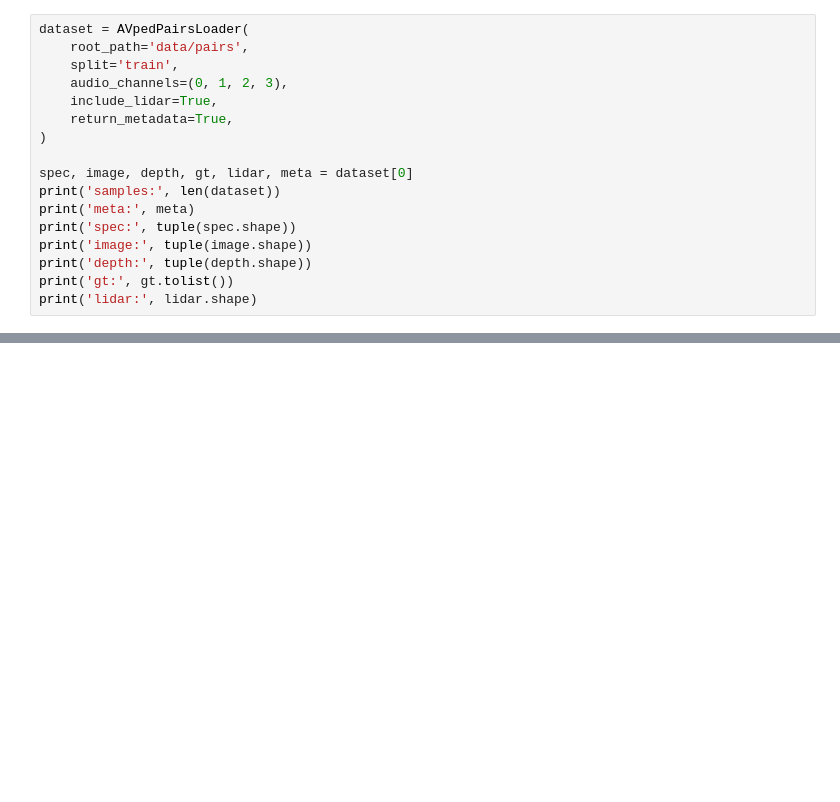
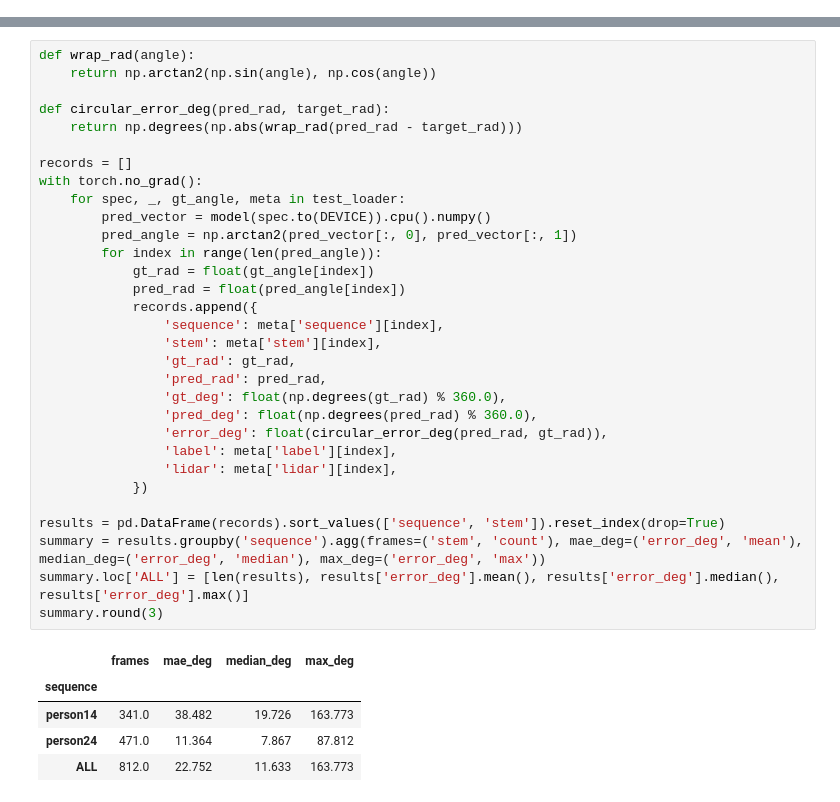
Before and after one commit to yizhuoyang/AV-PedAware, a Jupyter notebook: pairs_dataloader_test.ipynb, the cells around one changed output, grey strips where cells are left out. Saved outputs shown, nothing was run; the diff lists cells and outputs as text; blank space fills up the shorter version.

```diff
--- a/pairs_dataloader_test.ipynb
+++ b/pairs_dataloader_test.ipynb
@@ -18,17 +26,0 @@ from dataloader.avped_pairs_dataloader import AVpedPairsLoader
-# %%
-dataset = AVpedPairsLoader(
-    root_path='data/pairs',
-    split='train',
-    audio_channels=(0, 1, 2, 3),
-    include_lidar=True,
-    return_metadata=True,
-)
-
-spec, image, depth, gt, lidar, meta = dataset[0]
-print('samples:', len(dataset))
-print('meta:', meta)
-print('spec:', tuple(spec.shape))
-print('image:', tuple(image.shape))
-print('depth:', tuple(depth.shape))
-print('gt:', gt.tolist())
-print('lidar:', lidar.shape)
@@ -87,0 +94,37 @@ plt.show()
+# %%
+def wrap_rad(angle):
+    return np.arctan2(np.sin(angle), np.cos(angle))
+
+def circular_error_deg(pred_rad, target_rad):
+    return np.degrees(np.abs(wrap_rad(pred_rad - target_rad)))
+
+records = []
+with torch.no_grad():
+    for spec, _, gt_angle, meta in test_loader:
+        pred_vector = model(spec.to(DEVICE)).cpu().numpy()
+        pred_angle = np.arctan2(pred_vector[:, 0], pred_vector[:, 1])
+        for index in range(len(pred_angle)):
+            gt_rad = float(gt_angle[index])
+            pred_rad = float(pred_angle[index])
+            records.append({
+                'sequence': meta['sequence'][index],
+                'stem': meta['stem'][index],
+                'gt_rad': gt_rad,
+                'pred_rad': pred_rad,
+                'gt_deg': float(np.degrees(gt_rad) % 360.0),
+                'pred_deg': float(np.degrees(pred_rad) % 360.0),
+                'error_deg': float(circular_error_deg(pred_rad, gt_rad)),
+                'label': meta['label'][index],
+                'lidar': meta['lidar'][index],
+            })
+
+results = pd.DataFrame(records).sort_values(['sequence', 'stem']).reset_index(drop=True)
+summary = results.groupby('sequence').agg(frames=('stem', 'count'), mae_deg=('error_deg', 'mean'), median_deg=('error_deg', 'median'), max_deg=('error_deg', 'max'))
+summary.loc['ALL'] = [len(results), results['error_deg'].mean(), results['error_deg'].median(), results['error_deg'].max()]
+summary.round(3)
+# %% [output]
+|  | frames | mae_deg | median_deg | max_deg |
+| sequence |  |  |  |  |
+| person14 | 341.0 | 38.482 | 19.726 | 163.773 |
+| person24 | 471.0 | 11.364 | 7.867 | 87.812 |
+| ALL | 812.0 | 22.752 | 11.633 | 163.773 |
```
Also changed, not shown: parts of 15 cells of this notebook, 11 other files.
